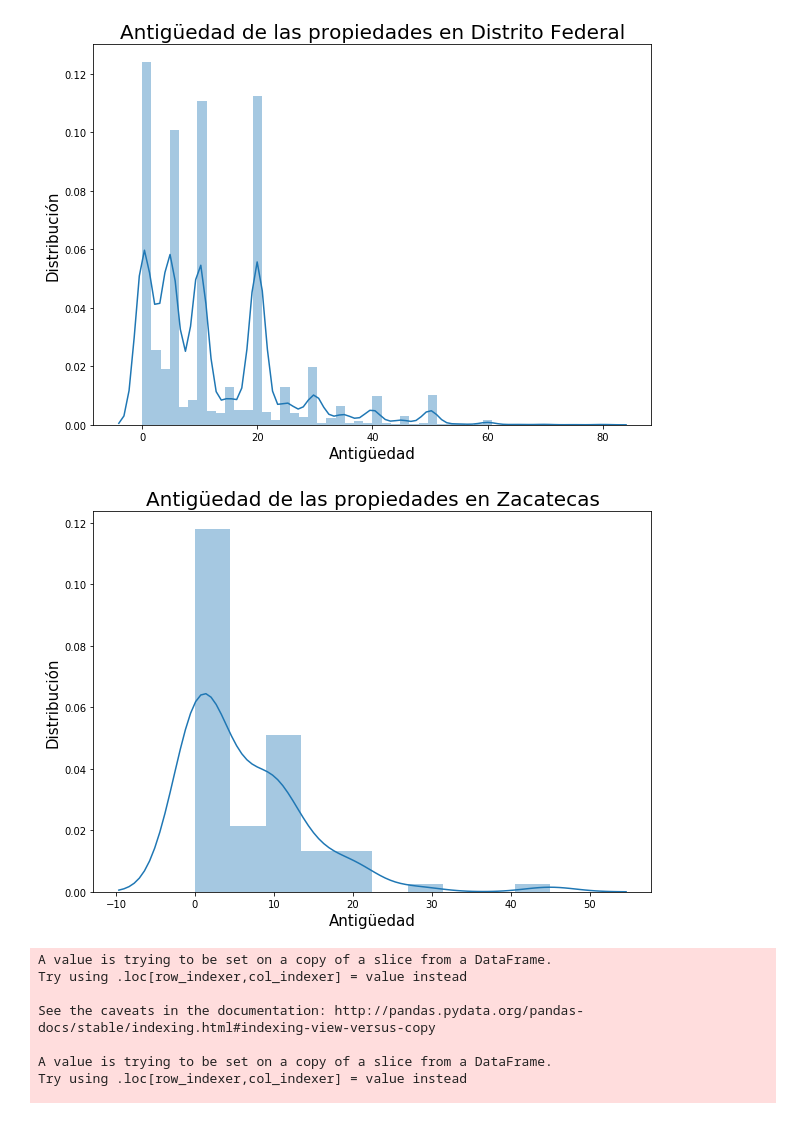
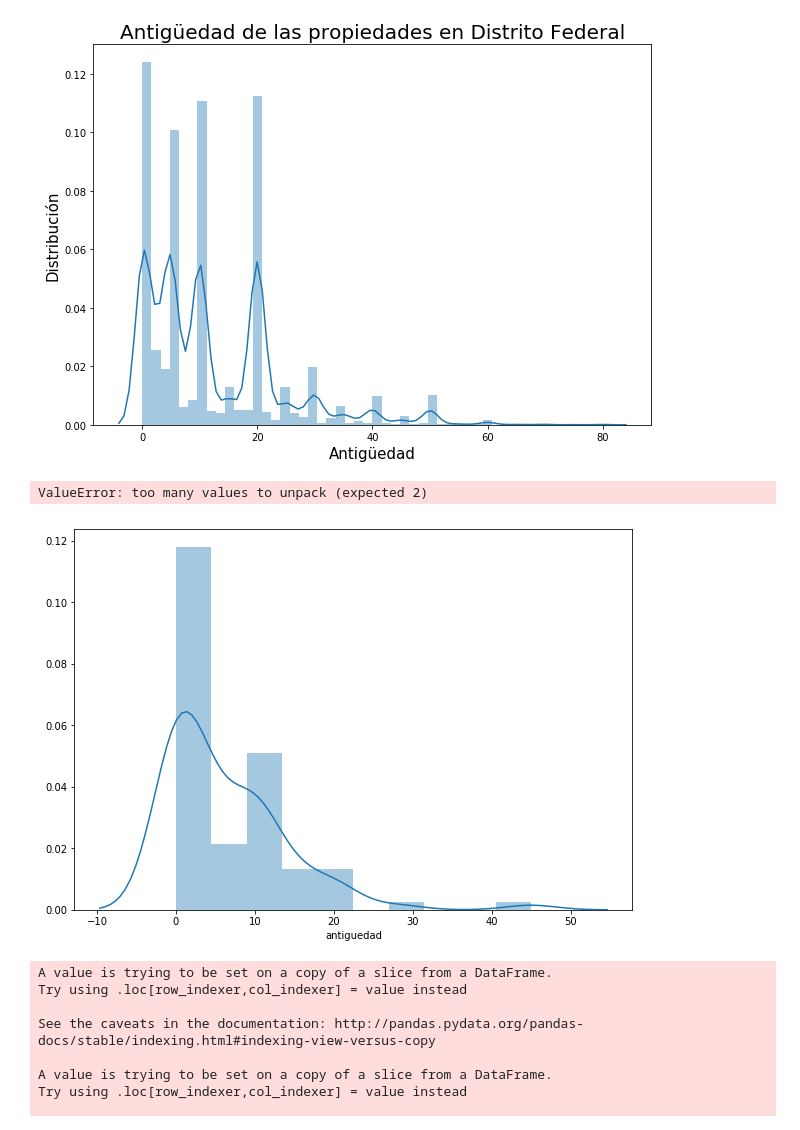
Before and after one commit to lorenzolgz/orgadatostp1, a Jupyter notebook: Análisis_Ailu.ipynb, the cells around one changed output. Saved outputs shown, nothing was run; the diff lists cells and outputs as text; code cells hidden in the pictures.

```diff
--- a/Análisis_Ailu.ipynb
+++ b/Análisis_Ailu.ipynb
@@ -541,13 +540,15 @@ plt.savefig('/home/ailen-magali/Documentos/distribucion_DF_antiguedad.png', bbox
 # %%
 df_Zac = antiguedades.loc[df['provincia'] == 'Zacatecas']
 plt.figure(figsize=(10,7))
 distplot(df_Zac['antiguedad'])
+plt.xlim([0, 10, 20, 30, 40, 50])
 plt.xlabel('Antigüedad', fontsize=15)
 plt.ylabel('Distribución', fontsize=15)
 plt.title('Antigüedad de las propiedades en Zacatecas', fontsize=20)
 plt.savefig('/home/ailen-magali/Documentos/distribucion_Zac_antiguedad.png', bbox_inches = 'tight', pad_inches = 0.1)
 # %% [output]
+ValueError: too many values to unpack (expected 2)
-[figure, old version]
+[figure, new version]
 # %%
 def contar_n(serie, n):
 
```
Also changed, not shown: parts of 1 cell of this notebook.
